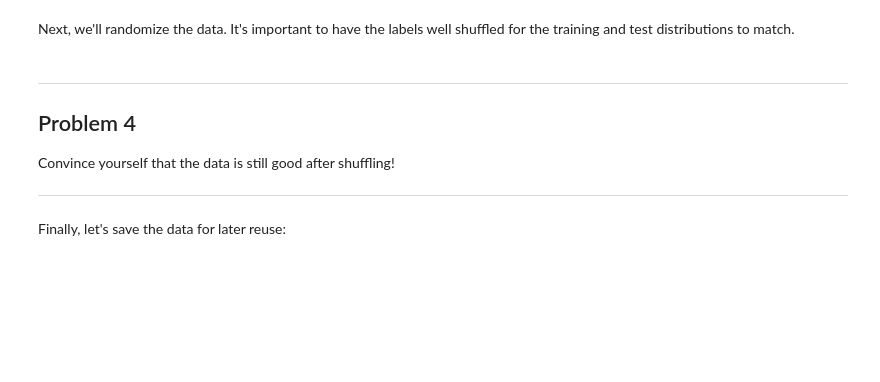
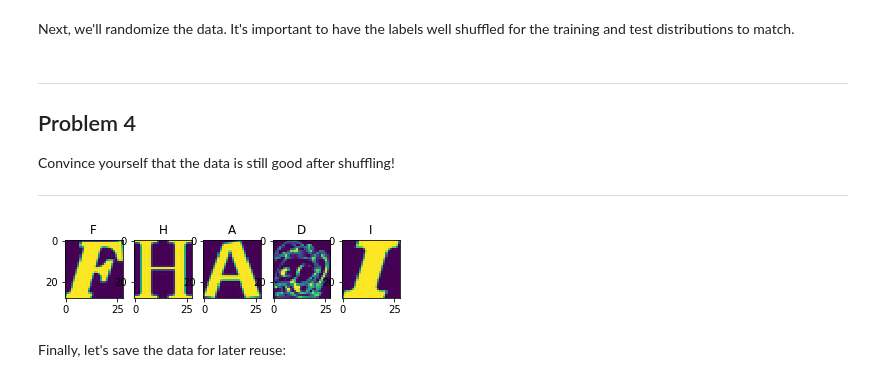
Before and after one commit to j-ros/DeepLearning, a Jupyter notebook: Assignment1/1_notmnist.ipynb, the cells around one changed output. Saved outputs shown, nothing was run; the diff lists cells and outputs as text; code cells hidden in the pictures; blank space fills up the shorter version.

```diff
--- a/Assignment1/1_notmnist.ipynb
+++ b/Assignment1/1_notmnist.ipynb
@@ -227,3 +236,8 @@ Problem 3
 Another check: we expect the data to be balanced across classes. Verify that.
 
 ---
+# %%
+for dataset_path in train_datasets:
+    with open(dataset_path, 'rb') as f:
+        dataset = pickle.load(f)
+    print(dataset.shape)
@@ -308,6 +333,19 @@ Problem 4
 Convince yourself that the data is still good after shuffling!
 
 ---
+# %%
+def RandomImages(dataset,labels,n):
+    indices=np.random.randint(labels.shape[0],size=n)
+    fig=plt.figure()
+    for i,index in enumerate(indices):
+        a = fig.add_subplot(1, n, i + 1)
+        plt.imshow(dataset[index,:,:])
+        a.set_title(chr(labels[index]+ord('A')))
+    plt.show()
+
+RandomImages(train_dataset,train_labels,5)
+# %% [output]
+[figure, added]
 # %% [markdown]
 Finally, let's save the data for later reuse:
 # %%
```
Also changed, not shown: parts of 8 cells of this notebook.
